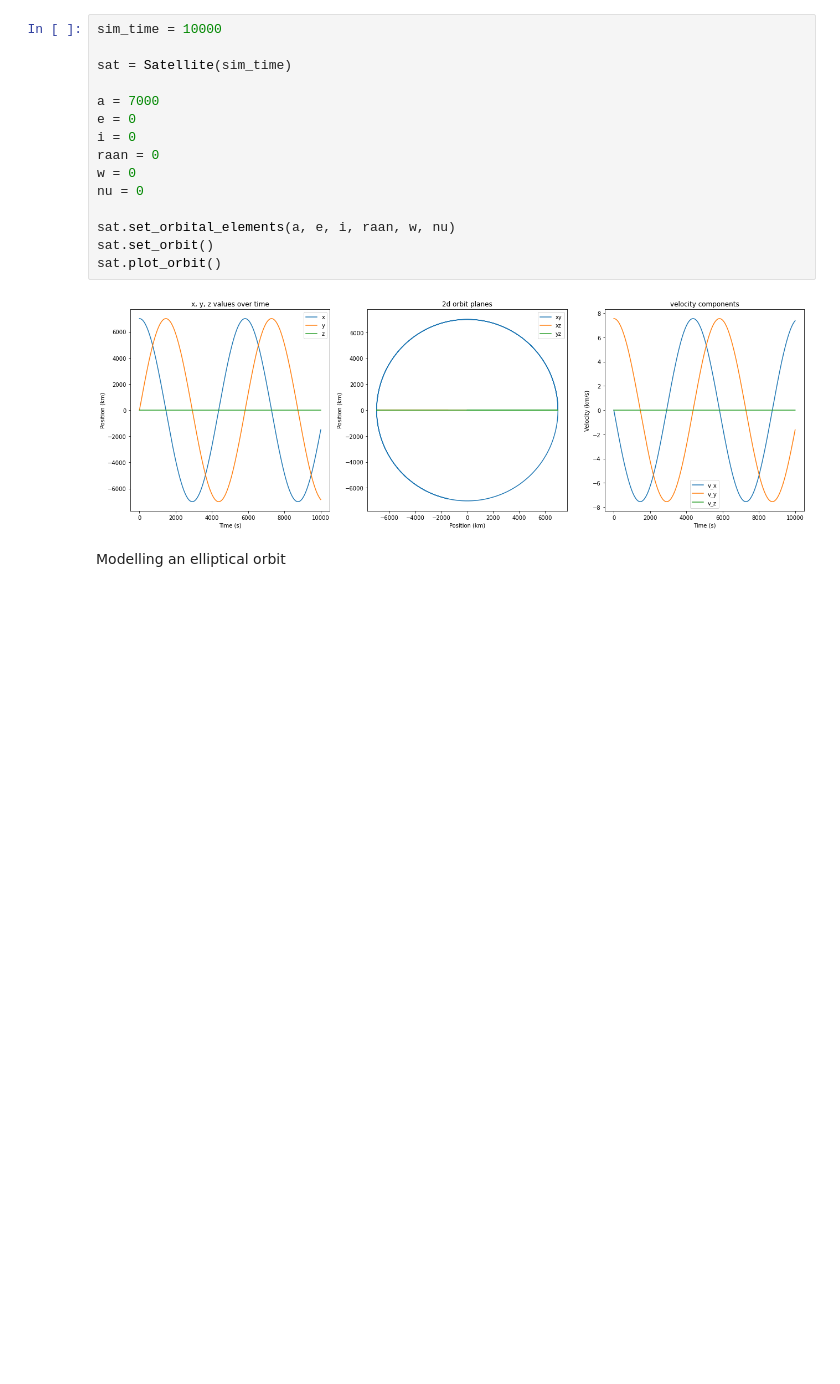
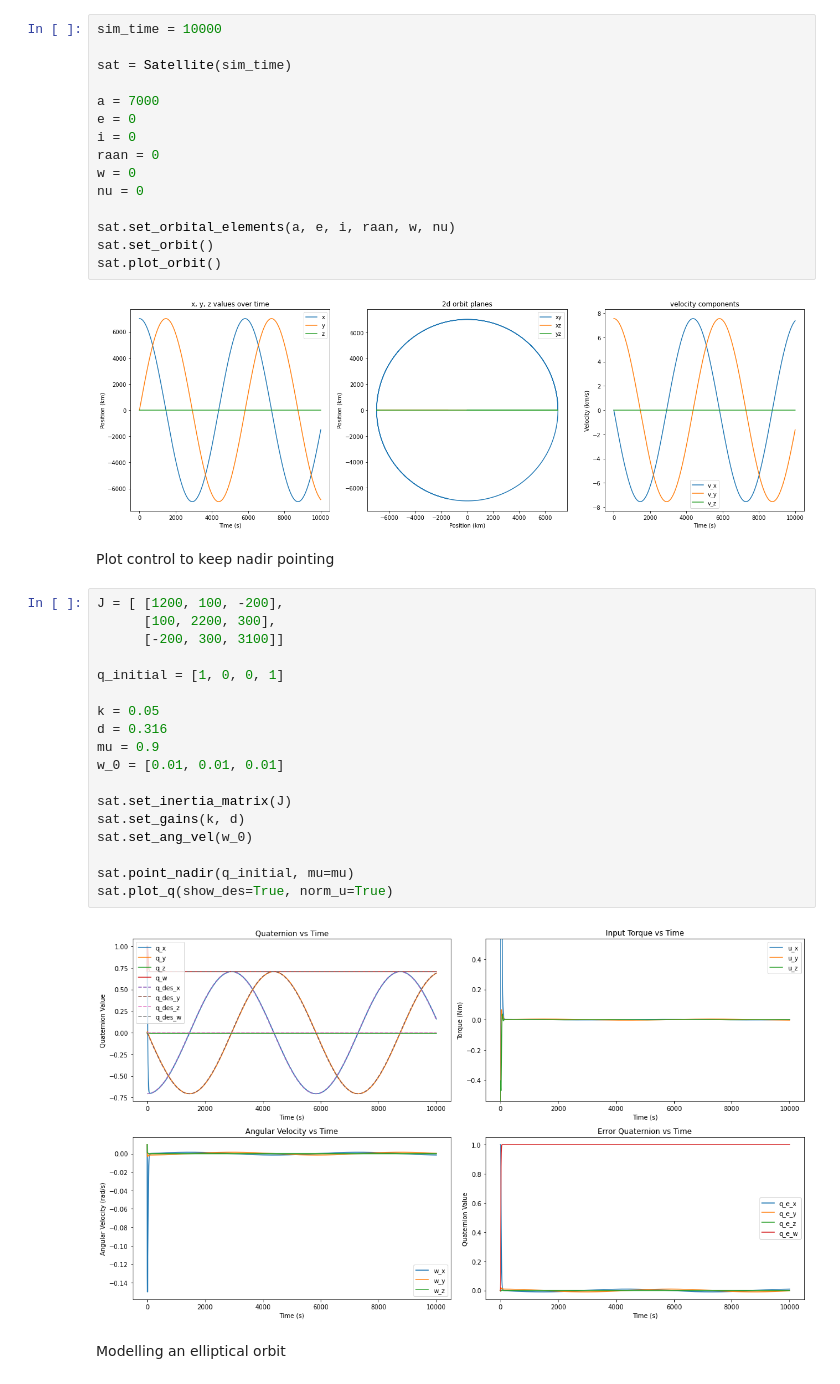
Before and after one commit to vladdp/padcs, a Jupyter notebook: orbit_tests.ipynb, the cells around one changed output. Drawn from its saved outputs; the diff is of its cells as text; blank space fills up the shorter version.

Commit message:
nadir orbit_tests

```diff
--- a/orbit_tests.ipynb
+++ b/orbit_tests.ipynb
@@ -21,6 +21,28 @@ sat.set_orbit()
 sat.plot_orbit()
 # %% [output]
 [figure]
+# %% [markdown]
+Plot control to keep nadir pointing
+# %%
+J = [ [1200, 100, -200],
+      [100, 2200, 300],
+      [-200, 300, 3100]]
+
+q_initial = [1, 0, 0, 1]
+
+k = 0.05
+d = 0.316
+mu = 0.9
+w_0 = [0.01, 0.01, 0.01]
+
+sat.set_inertia_matrix(J)
+sat.set_gains(k, d)
+sat.set_ang_vel(w_0)
+
+sat.point_nadir(q_initial, mu=mu)
+sat.plot_q(show_des=True, norm_u=True)
+# %% [output]
+[figure, added]
 # %% [markdown]
 Modelling an elliptical orbit
 # %%
```
Also changed, not shown: parts of 4 cells of this notebook, 2 other files.
